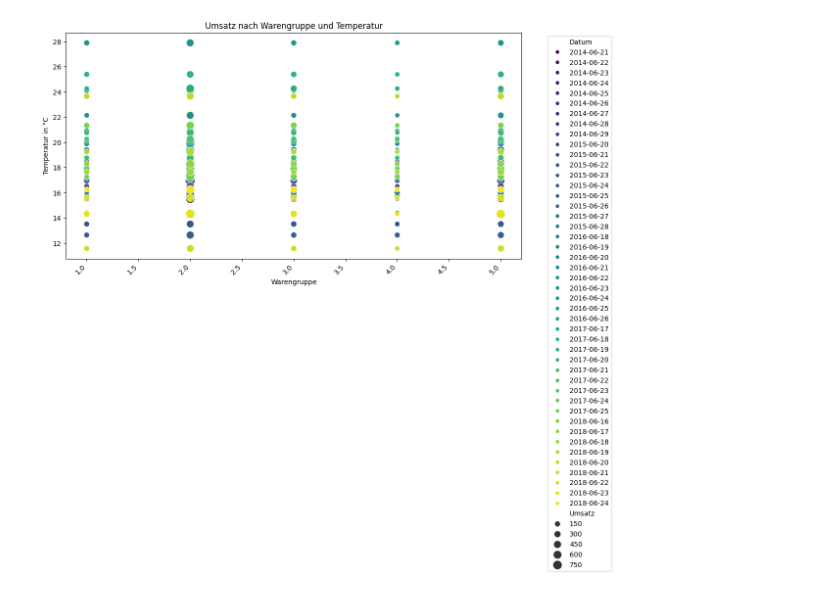
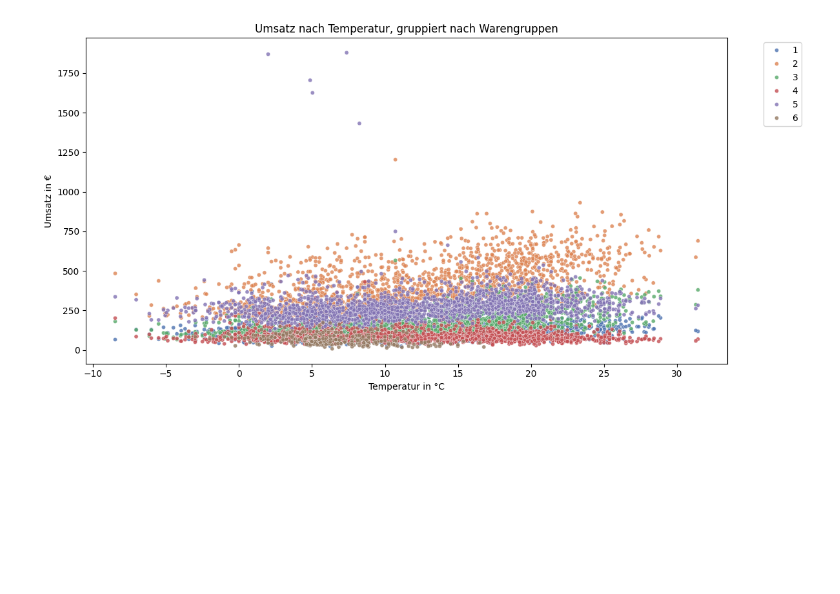
Before and after one commit to jul-mar/bakery_sales_prediction, a Jupyter notebook: week3_notebook.ipynb, the cells around one changed output. Drawn from its saved outputs; the diff is of its cells as text; code cells hidden in the pictures; blank space fills up the shorter version.

Commit message:
Diagramme zur temperatur erstellt

```diff
--- a/week3_notebook.ipynb
+++ b/week3_notebook.ipynb
@@ -100,32 +126,18 @@ df_umsatz_kiwo_wetter.isnull()
-# %%
-import pandas as pd
-import seaborn as sns
-import matplotlib.pyplot as plt
-
-# Grundlegender Plot mit angepassten Parametern
-plt.figure(figsize=(12, 6))  # Größere Darstellung
-sns.scatterplot(data=df_umsatz_kiwo_wetter,
-                x='Warengruppe',
-                y='Temperatur',
-                size='Umsatz',       # Größe basierend auf Umsatz
-                sizes=(50, 200),     # Min und Max Größe der Punkte
-                hue='Datum',          # Färbung nach Kalenderwoche
-                palette='viridis')   # Andere Farbpalette
-
-# Setze die X-Achsen-Ticks auf ganze Zahlen
-plt.xticks(range(min(df_umsatz_kiwo_wetter['Warengruppe']),
-                 max(df_umsatz_kiwo_wetter['Warengruppe']) + 1))
-
-plt.title('Umsatz und Temperatur nach Warengruppen')
-plt.xlabel('Warengruppe')
-plt.ylabel('Umsatz in €')
-
-# Legende anpassen
-plt.legend(bbox_to_anchor=(1.05, 1), loc='upper left', title='Temperatur in °C')
-
-# Layout optimieren
-plt.tight_layout()
-
-plt.show()
-# %% [output]
-[figure, removed]
+# %%
+plt.figure(figsize=(12, 6))
+sns.scatterplot(data=df_umsatz_kiwo_wetter,
+                x='Temperatur',
+                y='Umsatz',
+                hue='Warengruppe',
+                alpha=0.8,
+                palette='deep',
+                s=20)
+
+plt.title('Umsatz nach Temperatur, gruppiert nach Warengruppen')
+plt.xlabel('Temperatur in °C')
+plt.ylabel('Umsatz in €')
+plt.legend(bbox_to_anchor=(1.05, 1), loc='upper left')
+plt.tight_layout()
+plt.show()
+# %% [output]
+[figure, added]
```
Also changed, not shown: parts of 10 cells of this notebook.
